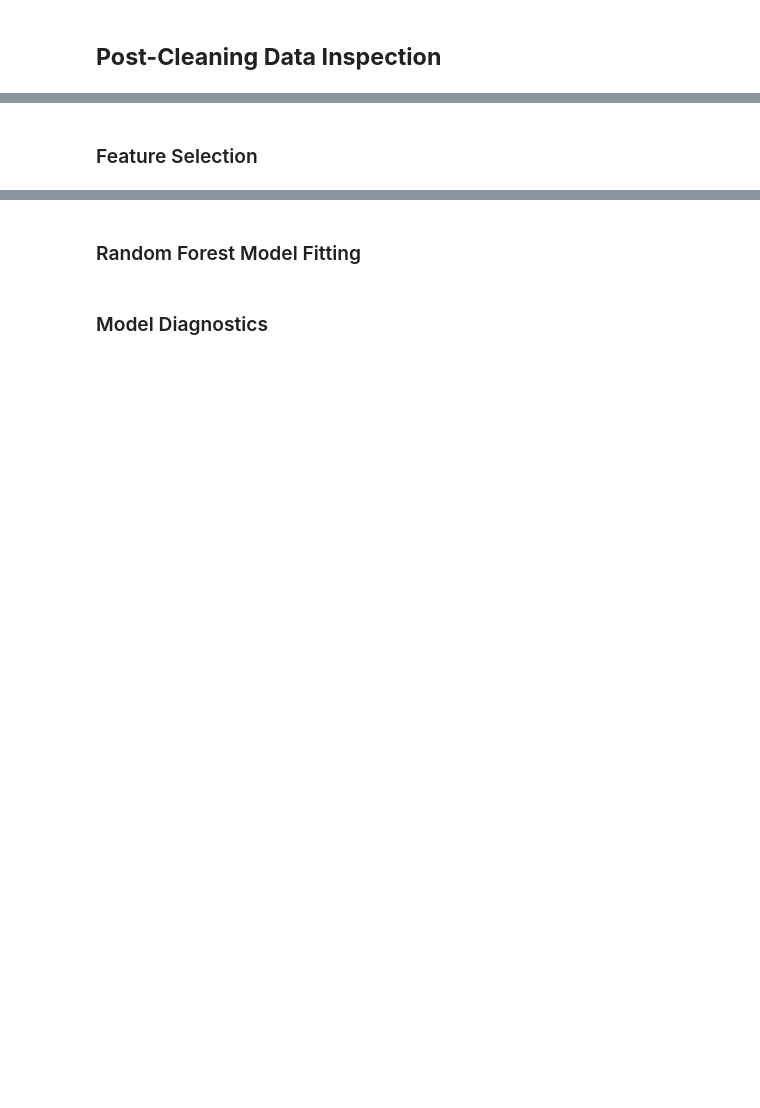
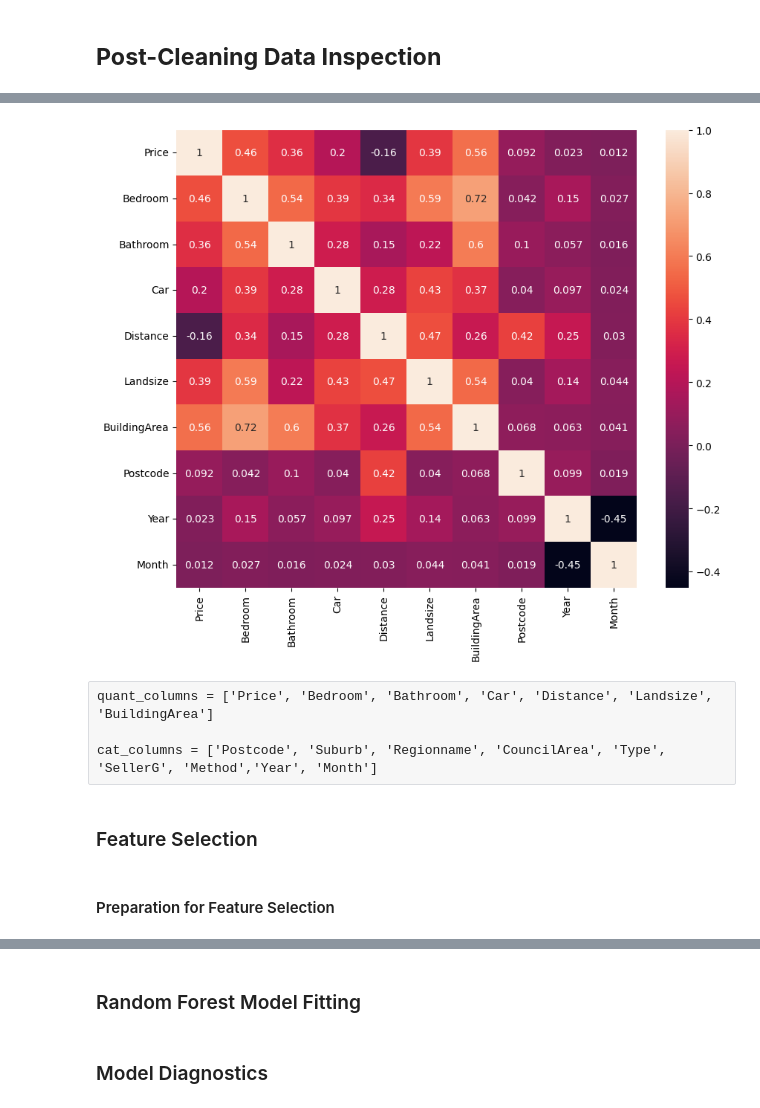
Before and after one commit to arahm071/Melbourne-Modeling-Journey, a Jupyter notebook: 05_Analysis_Reporting/Notebooks/02_Data_Cleaning.ipynb, the cells around one changed output, grey strips where cells are left out. Drawn from its saved outputs; the diff is of its cells as text; code cells hidden in the pictures; blank space fills up the shorter version.

```diff
--- a/05_Analysis_Reporting/Notebooks/02_Data_Cleaning.ipynb
+++ b/05_Analysis_Reporting/Notebooks/02_Data_Cleaning.ipynb
@@ -247,2 +317,21 @@ print(f'\n Number of entries in dataset: {melb_data.shape[0]}')
+# %%
+# Extend the list of quantitative columns with additional relevant features
+quant_columns_ex = quant_columns + ['Postcode', 'Year', 'Month']
+
+# Calculate the correlation matrix for the specified quantitative columns
+corr_test = melb_data[quant_columns_ex].corr()
+
+# Set the size of the figure
+plt.figure(figsize=(10, 8))
+
+# Visualize the correlation matrix using a heatmap
+sns.heatmap(corr_test, annot=True)
+plt.show()
+# %% [output]
+[figure, added]
+# %% [raw]
+quant_columns = ['Price', 'Bedroom', 'Bathroom', 'Car', 'Distance', 'Landsize', 'BuildingArea']
+
+cat_columns = ['Postcode', 'Suburb', 'Regionname', 'CouncilArea', 'Type', 'SellerG', 'Method','Year', 'Month']
 # %% [markdown]
 ### Feature Selection
@@ -252,0 +338,2 @@ corr_test = melb_data[quan_columns].corr()
+# %% [markdown]
+#### Preparation for Feature Selection
```
Also changed, not shown: parts of 83 cells of this notebook, 8 other files.
